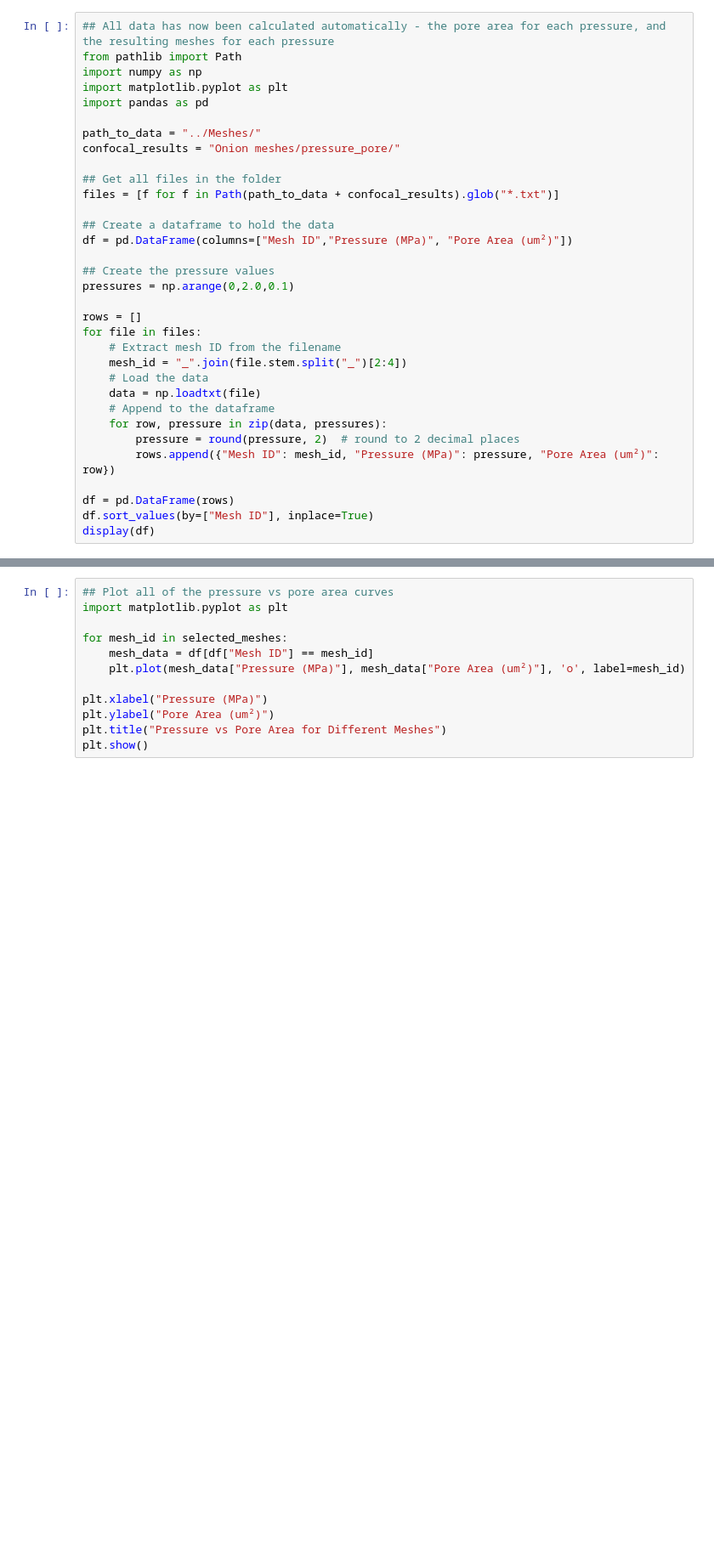
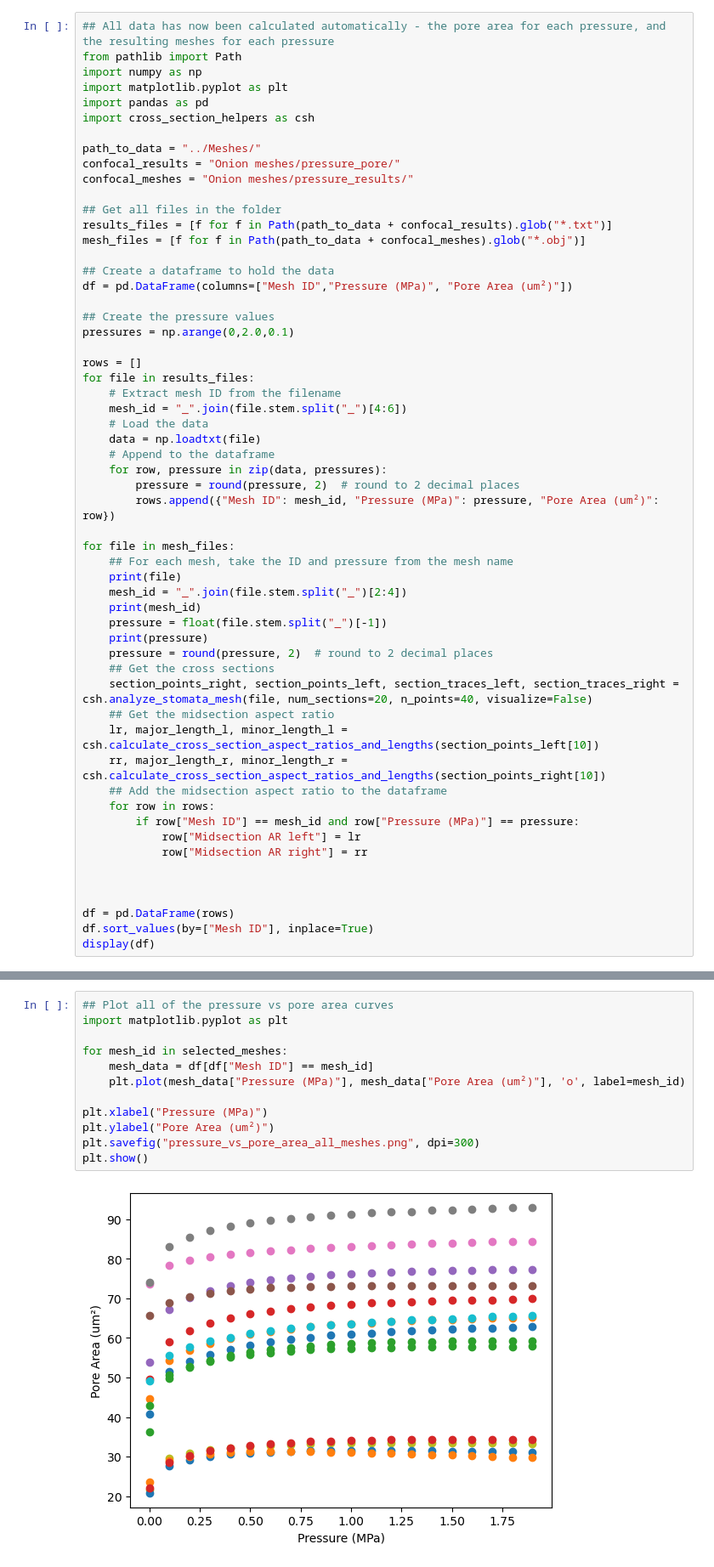
Before and after one commit to mtomtom/onion-stomatal-geometry, a Jupyter notebook: output/results.ipynb, the cells around one changed output, grey strips where cells are left out. Shown at 85% size. Drawn from its saved outputs; the diff is of its cells as text; blank space fills up the shorter version.

Commit message:
Added in code to add the aspect ratio to the dataframe

```diff
--- a/output/results.ipynb
+++ b/output/results.ipynb
@@ -14,12 +14,15 @@ from pathlib import Path
 import numpy as np
 import matplotlib.pyplot as plt
 import pandas as pd
+import cross_section_helpers as csh
 
 path_to_data = "../Meshes/"
 confocal_results = "Onion meshes/pressure_pore/"
+confocal_meshes = "Onion meshes/pressure_results/"
 
 ## Get all files in the folder
-files = [f for f in Path(path_to_data + confocal_results).glob("*.txt")]
+results_files = [f for f in Path(path_to_data + confocal_results).glob("*.txt")]
+mesh_files = [f for f in Path(path_to_data + confocal_meshes).glob("*.obj")]
 
 ## Create a dataframe to hold the data
 df = pd.DataFrame(columns=["Mesh ID","Pressure (MPa)", "Pore Area (um²)"])
@@ -28,9 +31,9 @@ df = pd.DataFrame(columns=["Mesh ID","Pressure (MPa)", "Pore Area (um²)"])
 pressures = np.arange(0,2.0,0.1)
 
 rows = []
-for file in files:
+for file in results_files:
     # Extract mesh ID from the filename
-    mesh_id = "_".join(file.stem.split("_")[2:4])
+    mesh_id = "_".join(file.stem.split("_")[4:6])
     # Load the data
     data = np.loadtxt(file)
     # Append to the dataframe
@@ -38,6 +41,27 @@ for file in files:
         pressure = round(pressure, 2)  # round to 2 decimal places
         rows.append({"Mesh ID": mesh_id, "Pressure (MPa)": pressure, "Pore Area (um²)": row})
 
+for file in mesh_files:
+    ## For each mesh, take the ID and pressure from the mesh name
+    print(file)
+    mesh_id = "_".join(file.stem.split("_")[2:4])
+    print(mesh_id)
+    pressure = float(file.stem.split("_")[-1])
+    print(pressure)
+    pressure = round(pressure, 2)  # round to 2 decimal places
+    ## Get the cross sections
+    section_points_right, section_points_left, section_traces_left, section_traces_right = csh.analyze_stomata_mesh(file, num_sections=20, n_points=40, visualize=False)
+    ## Get the midsection aspect ratio
+    lr, major_length_l, minor_length_l = csh.calculate_cross_section_aspect_ratios_and_lengths(section_points_left[10])
+    rr, major_length_r, minor_length_r = csh.calculate_cross_section_aspect_ratios_and_lengths(section_points_right[10])
+    ## Add the midsection aspect ratio to the dataframe
+    for row in rows:
+        if row["Mesh ID"] == mesh_id and row["Pressure (MPa)"] == pressure:
+            row["Midsection AR left"] = lr
+            row["Midsection AR right"] = rr
+
+
+
 df = pd.DataFrame(rows)
 df.sort_values(by=["Mesh ID"], inplace=True)
 display(df)
@@ -65,15 +131,17 @@ print("Selected meshes:", selected_meshes)
 # %%
 ## Plot all of the pressure vs pore area curves
 import matplotlib.pyplot as plt
 
 for mesh_id in selected_meshes:
     mesh_data = df[df["Mesh ID"] == mesh_id]
     plt.plot(mesh_data["Pressure (MPa)"], mesh_data["Pore Area (um²)"], 'o', label=mesh_id)
 
 plt.xlabel("Pressure (MPa)")
 plt.ylabel("Pore Area (um²)")
-plt.title("Pressure vs Pore Area for Different Meshes")
+plt.savefig("pressure_vs_pore_area_all_meshes.png", dpi=300)
 plt.show()
+# %% [output]
+[figure, added]
 # %%
 ## Select 3 values to plot (with different starting pore areas).
 ## This figure should comprise the 3 curves, plus the 3 starting mesh geometries.
```
Also changed, not shown: parts of 6 cells of this notebook.
